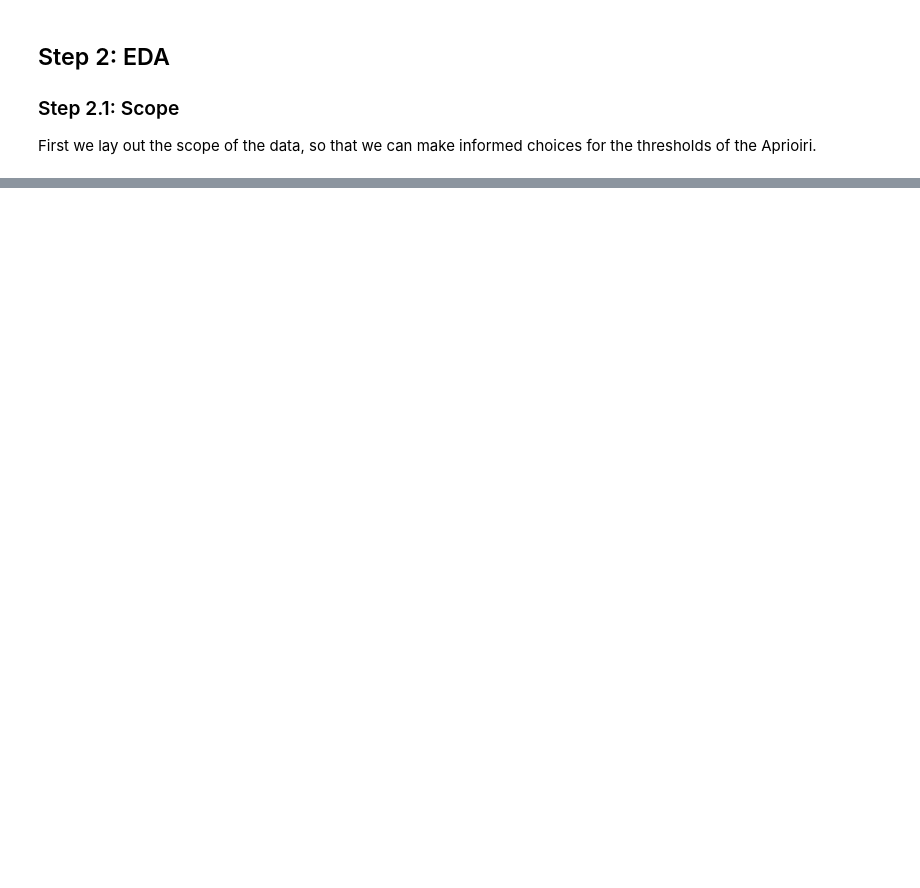
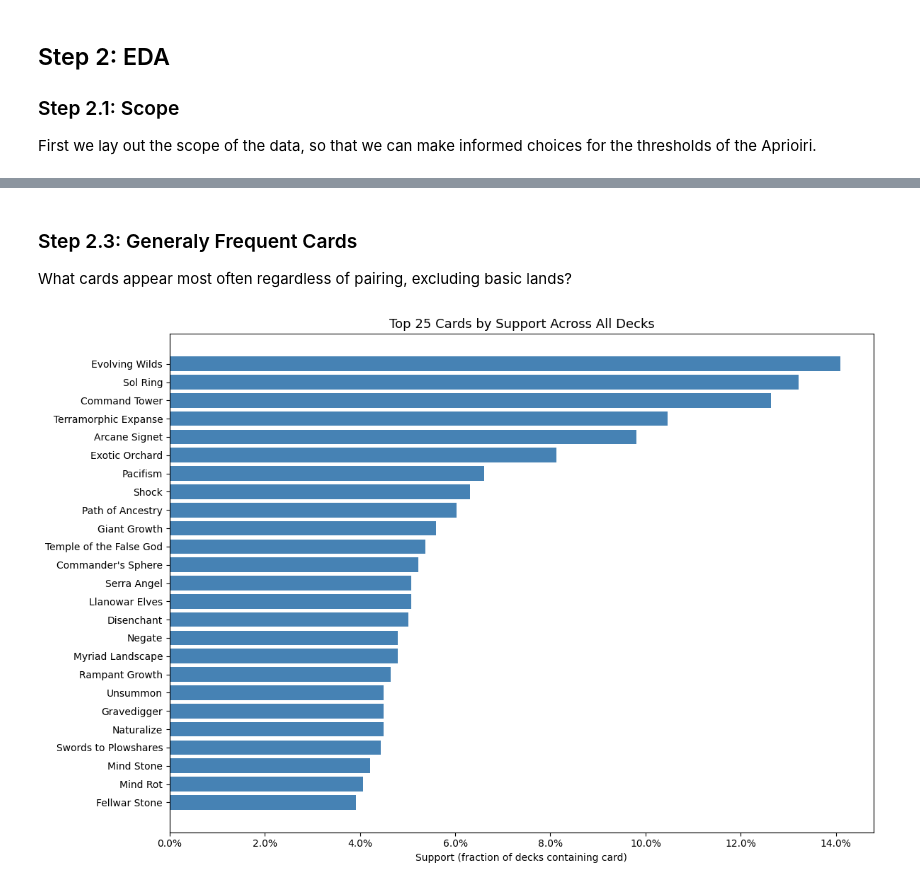
Before and after one commit to SprPrpl/cs4412-project, a Jupyter notebook: M2 - Collin Sutton.ipynb, the cells around one changed output, grey strips where cells are left out. Saved outputs shown, nothing was run; the diff lists cells and outputs as text; code cells hidden in the pictures; blank space fills up the shorter version.

```diff
--- a/M2 - Collin Sutton.ipynb
+++ b/M2 - Collin Sutton.ipynb
@@ -139,0 +212,20 @@ First we lay out the scope of the data, so that we can make informed choices for
+# %% [markdown]
+### Step 2.3: Generaly Frequent Cards
+What cards appear most often regardless of pairing, excluding basic lands?
+# %%
+BASIC_LANDS = {'Plains', 'Island', 'Swamp', 'Mountain', 'Forest', 'Wastes', 'Snow-Covered Plains', 'Snow-Covered Island', 'Snow-Covered Swamp','Snow-Covered Mountain', 'Snow-Covered Forest'}
+
+top_n = 25
+top_cards = top_cards = pandas.DataFrame([(card, count) for card, count in card_freq.most_common() if card not in BASIC_LANDS],columns=['card', 'count']).head(top_n)
+top_cards['support'] = top_cards['count'] / len(decks_df)
+
+fig, ax = plt.subplots(figsize=(12, 8))
+ax.barh(top_cards['card'][::-1], top_cards['support'][::-1], color='steelblue')
+ax.set_title(f'Top {top_n} Cards by Support Across All Decks', fontsize=13)
+ax.set_xlabel('Support (fraction of decks containing card)')
+ax.xaxis.set_major_formatter(mticker.PercentFormatter(xmax=1))
+plt.tight_layout()
+plt.savefig('eda_top_cards_overall.png', dpi=150, bbox_inches='tight')
+plt.show()
+# %% [output]
+[figure, added]
```
Also changed, not shown: parts of 28 cells of this notebook, 9 other files.
